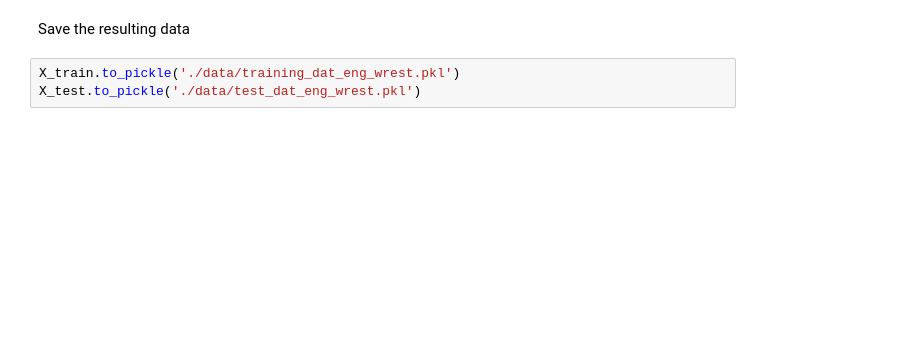
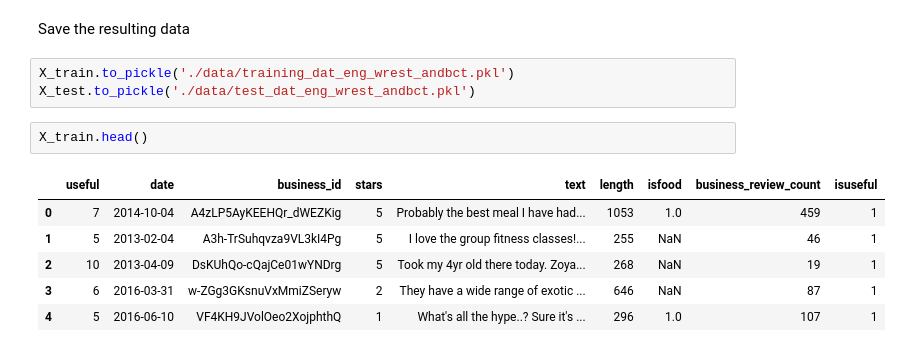
Before and after one commit to dvanlunen/useful-yelp-reviews, a Jupyter notebook: Reviews-Data-Exploration.ipynb, the cells around one changed output. Drawn from its saved outputs; the diff is of its cells as text; blank space fills up the shorter version.

```diff
--- a/Reviews-Data-Exploration.ipynb
+++ b/Reviews-Data-Exploration.ipynb
@@ -445,5 +465,14 @@ X_test shape (119796, 5)
 # %% [markdown]
 Save the resulting data
 # %%
-X_train.to_pickle('./data/training_dat_eng_wrest.pkl')
-X_test.to_pickle('./data/test_dat_eng_wrest.pkl')
+X_train.to_pickle('./data/training_dat_eng_wrest_andbct.pkl')
+X_test.to_pickle('./data/test_dat_eng_wrest_andbct.pkl')
+# %%
+X_train.head()
+# %% [output]
+|  | useful | date | business_id | stars | text | length | isfood | business_review_count | isuseful |
+| 0 | 7 | 2014-10-04 | A4zLP5AyKEEHQr_dWEZKig | 5 | Probably the best meal I have had... | 1053 | 1.0 | 459 | 1 |
+| 1 | 5 | 2013-02-04 | A3h-TrSuhqvza9VL3kI4Pg | 5 | I love the group fitness classes!... | 255 | NaN | 46 | 1 |
+| 2 | 10 | 2013-04-09 | DsKUhQo-cQajCe01wYNDrg | 5 | Took my 4yr old there today. Zoya... | 268 | NaN | 19 | 1 |
+| 3 | 6 | 2016-03-31 | w-ZGg3GKsnuVxMmiZSeryw | 2 | They have a wide range of exotic ... | 646 | NaN | 87 | 1 |
+| 4 | 5 | 2016-06-10 | VF4KH9JVolOeo2XojphthQ | 1 | What's all the hype..? Sure it's ... | 296 | 1.0 | 107 | 1 |
```
Also changed, not shown: parts of 9 cells of this notebook, 1 other file.
